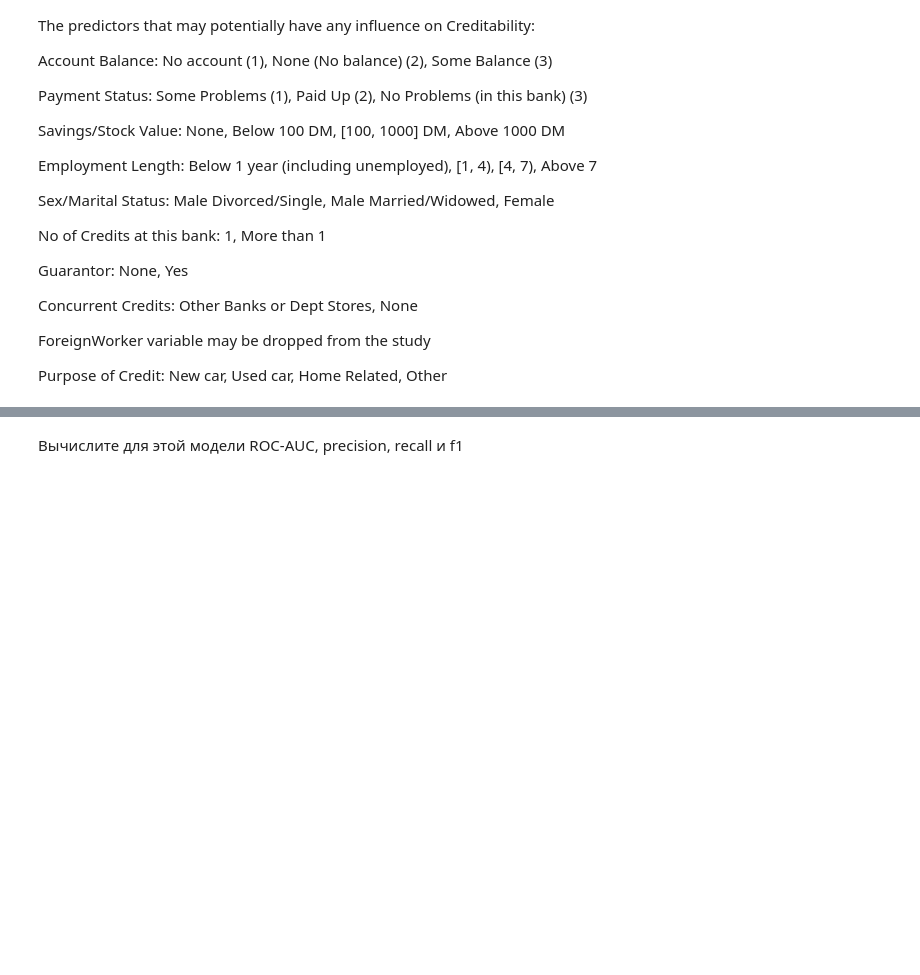
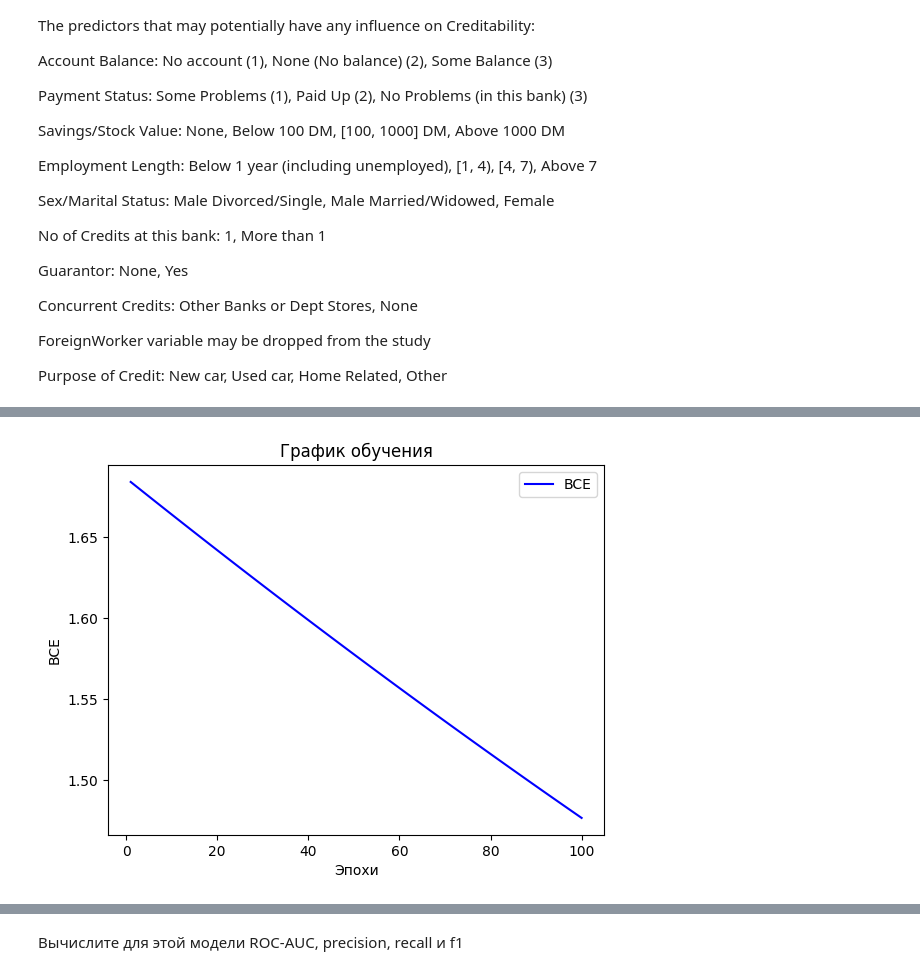
Before and after one commit to H8TE228/lab3, a Jupyter notebook: Линейная модель и градиентный спуск.ipynb, the cells around one changed output, grey strips where cells are left out. Cells and saved outputs as stored; diff of their text form; code cells hidden in the pictures; blank space fills up the shorter version.

```diff
--- a/Линейная модель и градиентный спуск.ipynb
+++ b/Линейная модель и градиентный спуск.ipynb
@@ -221,8 +241,8 @@ ForeignWorker variable may be dropped from the study
 Purpose of Credit: New car, Used car, Home Related, Other
 # %%
 data = pd.read_csv('german.csv', sep=';')
-print(data.head())
-Y = ?
-X = ?
+data.columns
+Y = data['Creditability']
+X = data[[col for col in data.columns if (col != 'Creditability')]]
 # %%
 print(data.describe())
@@ -229,27 +267,29 @@ print(data.describe())
 # %%
 # Вычислите среднее по столбцам.
-mean = ?
+mean = X.mean(axis = 0)
 
-# Вычислите стандартное отклонение по столбцам.
-std = ?
+# # Вычислите стандартное отклонение по столбцам.
+std = X.std(axis = 0)
 
 # Нормализуйте данные по столбцам (стандартное масштабирование).
-normalized_X = ?
+normalized_X = (X - mean) / std
 # %%
-lc = LinearClassifier(num_features=?)
-history = lc.fit(?)
+lc = LinearClassifier(num_features=X.shape[1])
+history = lc.fit(normalized_X, Y)
 # %%
 epochs = range(1, len(history) + 1)
 
 # Постройте график обучения.
-plt.plot(?, ?, 'b', label='BCE')
+plt.plot(epochs, history, 'b', label='BCE')
 plt.title('График обучения')
 plt.xlabel('Эпохи')
 plt.ylabel('BCE')
 plt.legend()
 
 # Отобразите график.
 plt.show()
+# %% [output]
+[figure, added]
 # %%
 pred = lc.predict(normalized_X)
 print('accuracy: ', (pred == Y).sum() / len(Y))
```
Also changed, not shown: parts of 9 cells of this notebook.
